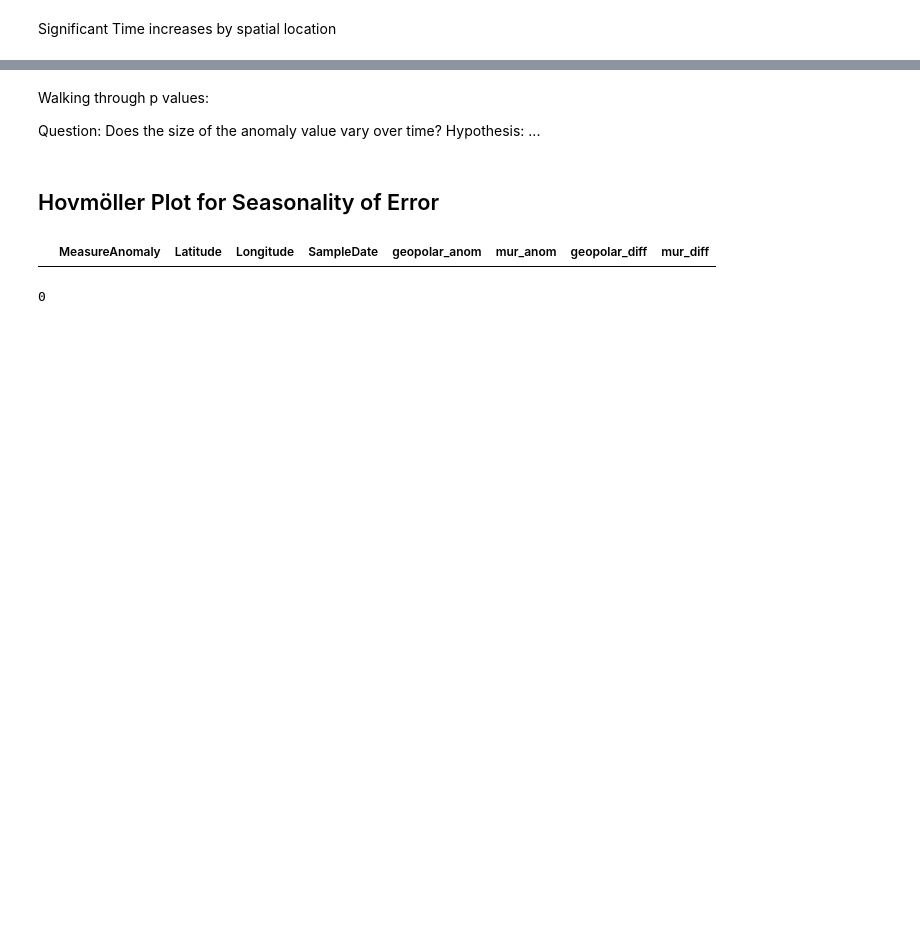
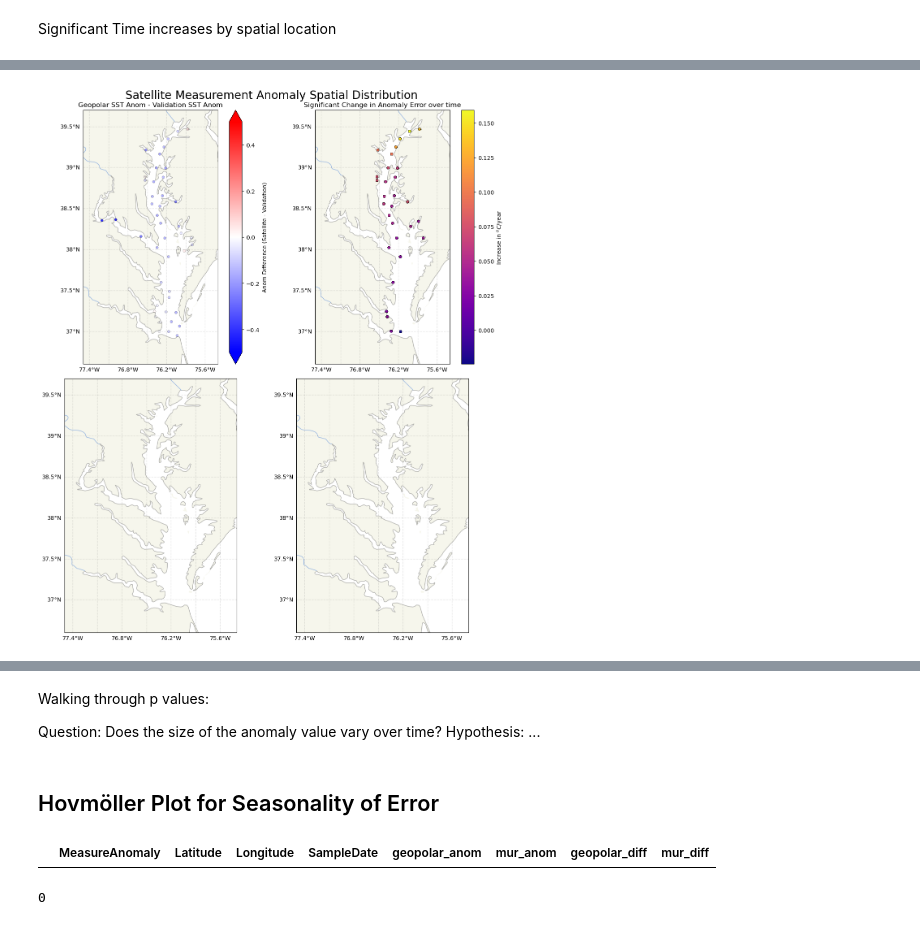
Before and after one commit to rwegener2/chesapeake_mhw, a Jupyter notebook: notebooks/02_figures_and_analysis/validation/02b_validation_analysis.ipynb, the cells around one changed output, grey strips where cells are left out. Drawn from its saved outputs; the diff is of its cells as text; code cells hidden in the pictures; blank space fills up the shorter version.

```diff
--- a/notebooks/02_figures_and_analysis/validation/02b_validation_analysis.ipynb
+++ b/notebooks/02_figures_and_analysis/validation/02b_validation_analysis.ipynb
@@ -525,0 +668,79 @@ def trend_calc(df):
+# %%
+fig, axes = plt.subplots(2, 2, subplot_kw={'projection': ccrs.PlateCarree()})
+
+fig.set_size_inches(12, 14)
+# fig.tight_layout()
+fig.suptitle('Satellite Measurement Anomaly Spatial Distribution', size=20)
+# fig.subplots_adjust(left=0, right=1, bottom=0, top=1)
+
+# my_cmap = matplotlib.cm.get_cmap('viridis')
+# my_cmap.set_bad('black')
+
+for ax in axes.flatten():
+    # Add background features
+    ax.add_feature(cfeature.COASTLINE, alpha=0.3)
+    ax.add_feature(cfeature.BORDERS, linestyle=':')
+    ax.add_feature(cfeature.LAND, alpha=0.5)
+    ax.add_feature(cfeature.RIVERS)
+    # ax.coastlines()
+    # Put a background image on for nice sea rendering.
+    # ax.stock_img()
+
+    ax.set_extent([-77.5, -75.4, 36.6, 39.7])
+
+    # Add and format gridlines. Remove top and right labels
+    gl = ax.gridlines(crs=ccrs.PlateCarree(), draw_labels=True,
+                      linewidth=1, color='gray', alpha=0.2, linestyle='--')
+    gl.top_labels, gl.right_labels = False, False
+
+# Add mean error
+temps_mean_gpd.plot(ax=axes[0, 0], column='geopolar_diff', markersize=20, cmap='bwr', legend=True,
+                    legend_kwds={'label': "Anom Difference (Satellite - Validation)", 'extend': 'both'},
+                    vmin=-0.5, vmax=0.5, edgecolor='black', linewidth=0.2)
+axes[0, 0].set_title('Geopolar SST Anom - Validation SST Anom', size=12)
+
+# Standard Deviation
+# std_gpd.plot(ax=axes[0, 1], column='geopolar_diff', markersize=12, cmap='plasma',
+#                 legend=True,
+#                     legend_kwds={'label': "Standard Deviation"},
+#                     edgecolor='black', linewidth=0.2)
+# axes[0, 1].set_title('Standard Deviation', size=12)
+
+# Add long term trend slope
+# Can't get pandas to show nan values. Maybe set to 0 then change colormap?
+stats_gpd.plot(ax=axes[0, 1], column='slope', markersize=20, cmap='plasma',
+                legend=True,
+                    legend_kwds={'label': "Increase in $^oC$/year"},
+                    edgecolor='black', linewidth=0.2)
+axes[0, 1].set_title('Significant Change in Anomaly Error over time', size=12)
+
+# Skew
+# stats_gpd.plot(ax=axes[1, 0], column='skew', markersize=12, cmap='plasma',
+#                 legend=True,
+#                     legend_kwds={'label': "Skew"},
+#                     edgecolor='black', linewidth=0.2)
+# axes[1, 0].set_title('Skew', size=12)
+
+# Kurtosis
+# stats_gpd.plot(ax=axes[1, 1], column='kurt', markersize=12, cmap='plasma',
+#                 legend=True,
+#                     legend_kwds={'label': "kurtosis"},
+#                     edgecolor='black', linewidth=0.2)
+# axes[1, 1].set_title('kurtosis', size=12)
+
+# 95th Percentile
+# stats_gpd.plot(ax=axes[0, 2], column='95th', markersize=20, cmap='plasma',
+#                 legend=True,
+#                     legend_kwds={'label': "95th percentile"},
+#                     edgecolor='black', linewidth=0.2)
+# axes[0, 2].set_title('95th percentile', size=12)
+
+
+plt.tight_layout()
+
+# save
+if SAVE_FIGS:
+    plt.savefig(os.path.join(REPO_ROOT, 'figures', 'validation_analysis/map_distribution_statistics_shorter.png'),
+                dpi=400, bbox_inches='tight')
+# %% [output]
+[figure, added]
```
Also changed, not shown: parts of 21 cells of this notebook, 24 other files.
